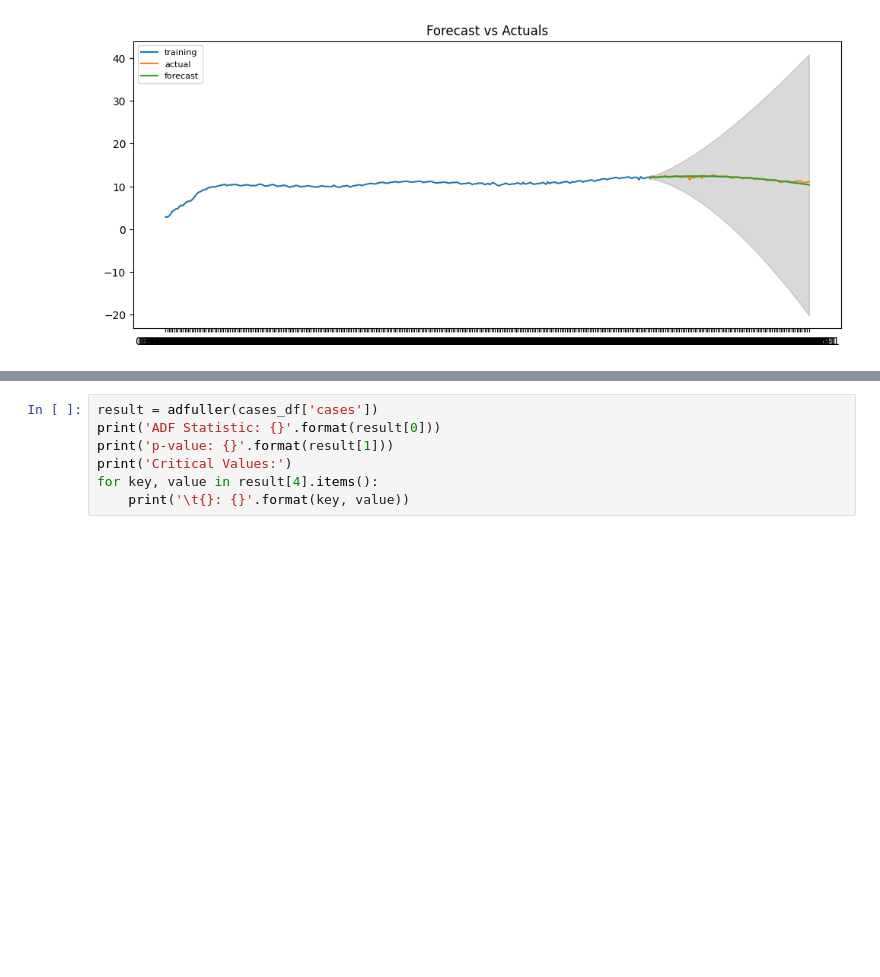
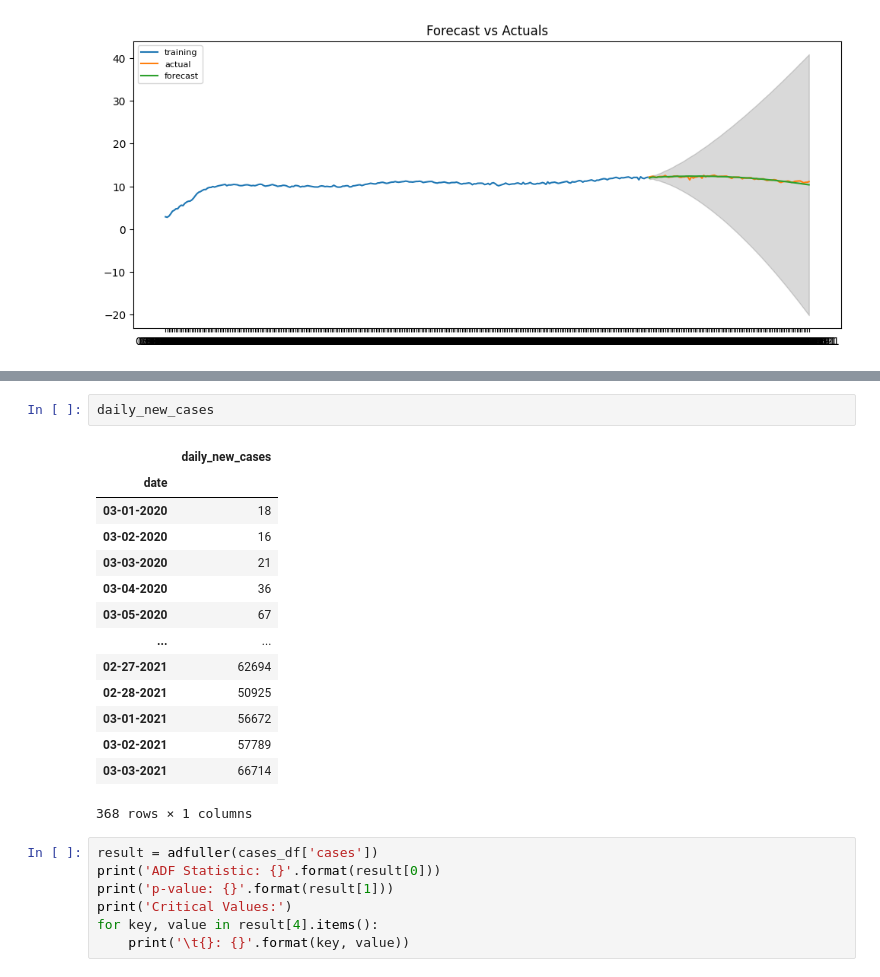
Before and after one commit to CCom20/covid-ml-application, a Jupyter notebook: notebooks/machine_learning_sandbox.ipynb, the cells around one changed output, grey strips where cells are left out. Saved outputs shown, nothing was run; the diff lists cells and outputs as text; blank space fills up the shorter version.

```diff
--- a/notebooks/machine_learning_sandbox.ipynb
+++ b/notebooks/machine_learning_sandbox.ipynb
@@ -169,3 +327,20 @@ ModuleNotFoundError: No module named 'pmdarima'
+# %%
+daily_new_cases
+# %% [output]
+|  | daily_new_cases |
+| date |  |
+| 03-01-2020 | 18 |
+| 03-02-2020 | 16 |
+| 03-03-2020 | 21 |
+| 03-04-2020 | 36 |
+| 03-05-2020 | 67 |
+| ... | ... |
+| 02-27-2021 | 62694 |
+| 02-28-2021 | 50925 |
+| 03-01-2021 | 56672 |
+| 03-02-2021 | 57789 |
+| 03-03-2021 | 66714 |
+368 rows × 1 columns
 # %%
 result = adfuller(cases_df['cases'])
 print('ADF Statistic: {}'.format(result[0]))
```
Also changed, not shown: parts of 10 cells of this notebook.
